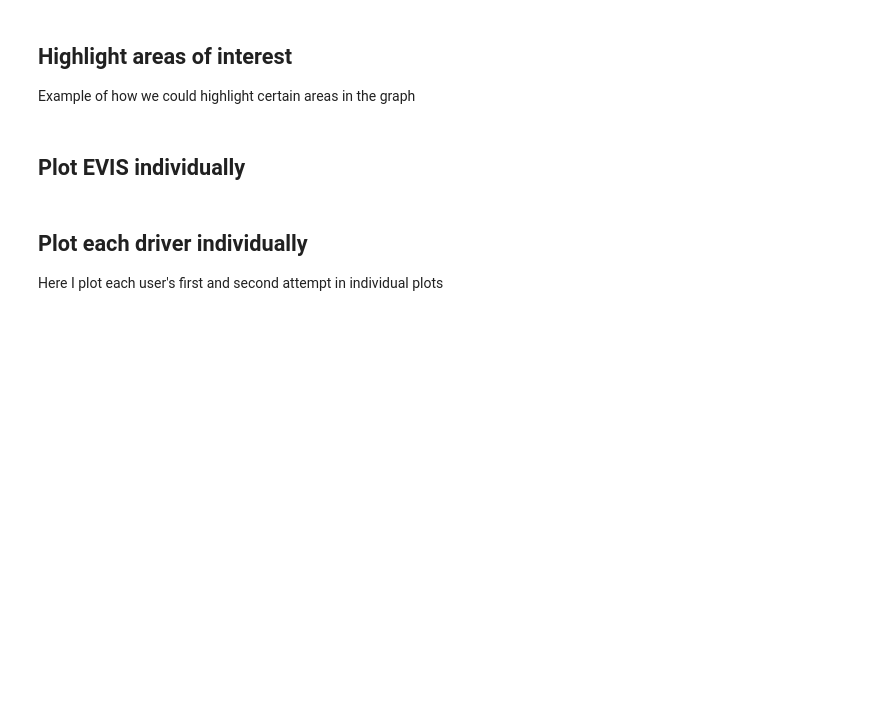
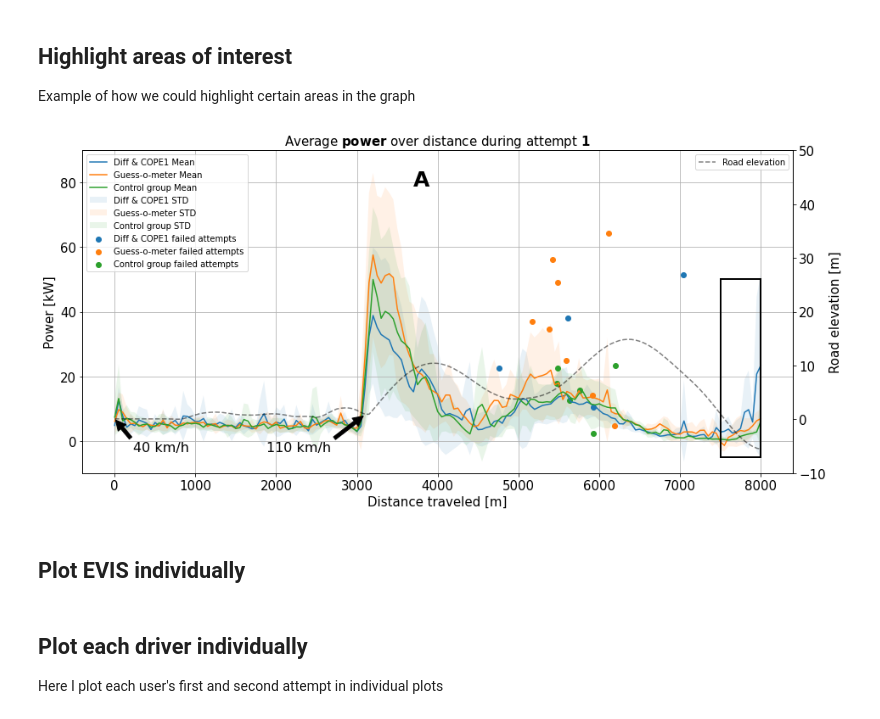
Before and after one commit to Sandsten/bev-vr-data-analysis, a Jupyter notebook: jupyter-notebooks/vis driving data.ipynb, the cells around one changed output. Cells and saved outputs as stored; diff of their text form; code cells hidden in the pictures; blank space fills up the shorter version.

```diff
--- a/jupyter-notebooks/vis driving data.ipynb
+++ b/jupyter-notebooks/vis driving data.ipynb
@@ -337,13 +337,13 @@ def plotGroupAverage(variable, attempt):
   plt.gca().set_prop_cycle(None)
 
   failed_diff_and_cope = failed_attempts[(failed_attempts.evis_id == "diff_and_cope1") & (failed_attempts.attempt == attempt_nr)]
-  #plt.scatter(failed_diff_and_cope.distance_traveled, failed_diff_and_cope[variable_to_plot], label="Diff & COPE1 failed attempts")
+  plt.scatter(failed_diff_and_cope.distance_traveled, failed_diff_and_cope[variable_to_plot], label="Diff & COPE1 failed attempts")
 
   failed_guess = failed_attempts[(failed_attempts.evis_id == "guess_o_meter") & (failed_attempts.attempt == attempt_nr)]
-  #plt.scatter(failed_guess.distance_traveled, failed_guess[variable_to_plot], label="Guess-o-meter failed attempts")
+  plt.scatter(failed_guess.distance_traveled, failed_guess[variable_to_plot], label="Guess-o-meter failed attempts")
 
   failed_control_group = failed_attempts[(failed_attempts.evis_id == "control_group") & (failed_attempts.attempt == attempt_nr)]
-  #plt.scatter(failed_control_group.distance_traveled, failed_control_group[variable_to_plot], label="Control group failed attempts")
+  plt.scatter(failed_control_group.distance_traveled, failed_control_group[variable_to_plot], label="Control group failed attempts")
 
     # Road elevation
   road_evel_ax = ax.twinx()
@@ -356,16 +356,16 @@ def plotGroupAverage(variable, attempt):
   #road_evel_ax.vlines(8000,-100,200, "tab:purple", linewidth=2.0, linestyles="dotted", alpha=1.0, label="Charging station")
 
   # Alternative marker for where speed limit signs are
-  road_evel_ax.annotate('40 km/h start', (0, road_elevation.road_elevation[0]),
-            xytext=(0.2, 0.1), textcoords='axes fraction',
-            arrowprops=dict(facecolor='black', shrink=0.05),
-            fontsize=16,
-            horizontalalignment='right', verticalalignment='top')
-  road_evel_ax.annotate('110 km/h start', (3100, road_elevation.road_elevation[31]),
-          xytext=(0.58, 0.1), textcoords='axes fraction',
-          arrowprops=dict(facecolor='black', shrink=0.05),
-          fontsize=16,
-          horizontalalignment='right', verticalalignment='top')
+  road_evel_ax.annotate('40 km/h', (0, road_elevation.road_elevation[0]),
+        xytext=(0.15, 0.1), textcoords='axes fraction',
+        arrowprops=dict(facecolor='black', shrink=0.05),
+        fontsize=16,
+        horizontalalignment='right', verticalalignment='top')
+  road_evel_ax.annotate('110 km/h', (3100, road_elevation.road_elevation[31]),
+        xytext=(0.35, 0.1), textcoords='axes fraction',
+        arrowprops=dict(facecolor='black', shrink=0.05),
+        fontsize=16,
+        horizontalalignment='right', verticalalignment='top')
 
   road_evel_ax.legend()
 
@@ -388,45 +388,53 @@ def plotGroupAverage(variable, attempt):
   ax.set_xlabel("Distance traveled [m]")
   ax.set_ylabel(variables_print_pretty[variable_to_plot] + " " + variables_unit[variable_to_plot])
 
+  start_x = 7500
+  end_x = 8000
+  start_y = -5
+  end_y = 50
 
-  rect = Rectangle((2900, 30), 900, 55, fill=False, linewidth=2)
+  rect = Rectangle((start_x, start_y), end_x-start_x, end_y-start_y, fill=False, linewidth=2,zorder=100,linestyle="-", alpha=1.0)
   ax.add_patch(rect)
 
-  ax.text(0.375, 0.94, 'A',
+  ax.text(0.465, 0.94, 'A',
         horizontalalignment='left',
         verticalalignment='top',
         transform=ax.transAxes,
         fontsize=25,
         fontweight='bold')
 
 
   rect = Rectangle((7500, -5), 600, 60, fill=False, linewidth=2, linestyle="dashed")
-  ax.add_patch(rect)
+  #ax.add_patch(rect)
 
-  ax.text(0.891, 0.641, 'B',
-        horizontalalignment='left',
-        verticalalignment='top',
-        transform=ax.transAxes,
-        fontsize=25,
-        fontweight='bold')
+  #ax.text(0.891, 0.641, 'B',
+  #      horizontalalignment='left',
+  #      verticalalignment='top',
+  #      transform=ax.transAxes,
+  #      fontsize=25,
+  #      fontweight='bold')
 
-  if True:
-    title = "average_" + variables_print_pretty[variable_to_plot].lower() + "_attempt_" + str(attempt) + "_highlighted_areas_3_" + "excluded_ids_" + str(exclusion_list)
-    plt.savefig("/home/steve/Pictures/figures/average with excluded/" + title + ".png", dpi=200)
+  if False:
+    #title = "average_" + variables_print_pretty[variable_to_plot].lower() + "_attempt_" + str(attempt) + "_highlighted_areas_3_" + "excluded_ids_" + str(exclusion_list)
+    #plt.savefig("/home/steve/Pictures/figures/average with excluded/" + title + ".png", dpi=200)
+    title = "0m"
+    plt.savefig("/home/steve/Pictures/figures/" + title + ".png", dpi=200)
 
 
   plt.show()
 
 
 variable = "speed"
 #plotGroupAverage(variable, 1)
 #plotGroupAverage(variable, 2)
 variable = "power_usage"
 plotGroupAverage(variable, 1)
 #plotGroupAverage(variable, 2)
 variable = "throttle_position"
 #plotGroupAverage(variable, 1)
 #plotGroupAverage(variable, 2)
+# %% [output]
+[figure, added]
 # %% [markdown]
 ## Plot EVIS individually
 # %%
```
Also changed, not shown: parts of 13 cells of this notebook.
